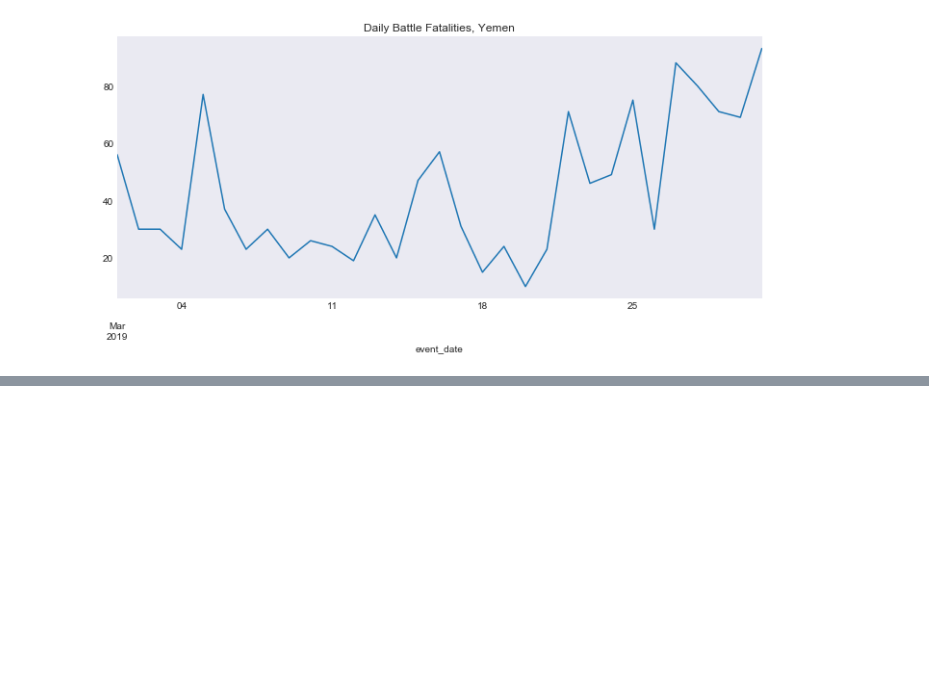
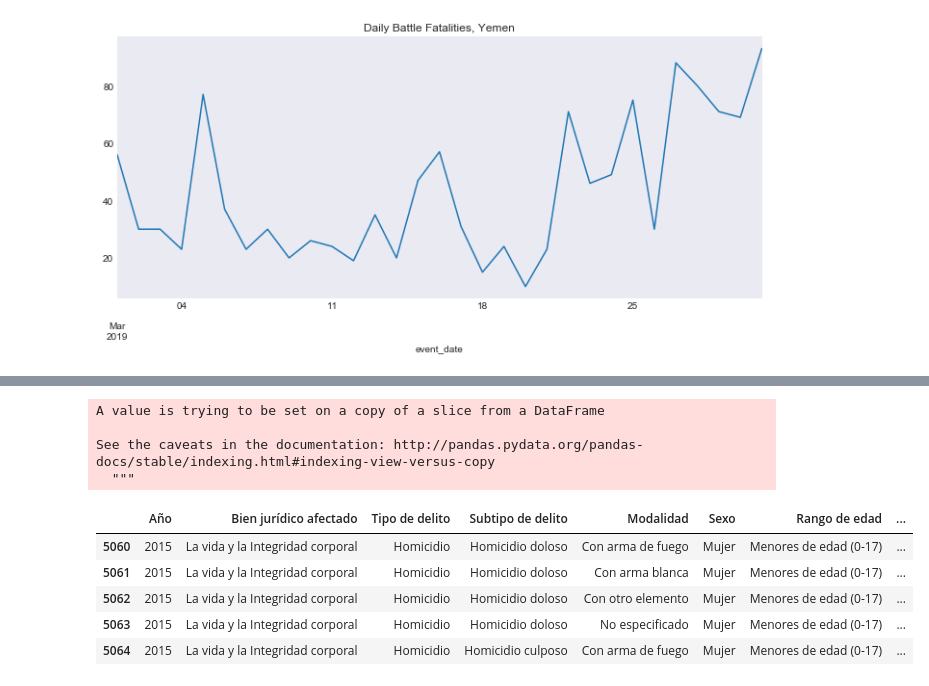
Before and after one commit to gfchallenge/gfc, a Jupyter notebook: src/notebooks/External Data Source Examples.ipynb, the cells around one changed output, grey strips where cells are left out. Drawn from its saved outputs; the diff is of its cells as text; code cells hidden in the pictures; blank space fills up the shorter version.

```diff
--- a/src/notebooks/External Data Source Examples.ipynb
+++ b/src/notebooks/External Data Source Examples.ipynb
@@ -485,0 +511,18 @@ The Mexican Government publishes crime reports
+# %%
+STATE_NAME = "Quintana Roo"
+CRIME_TYPE = "Homicidio"
+qr_df = mx_df[mx_df["Entidad"]==STATE_NAME]
+qr_homicide_df = qr_df[qr_df["Tipo de delito"]==CRIME_TYPE]
+qr_homicide_df.drop(["Clave_Ent", "Entidad"], axis=1, inplace=True)
+qr_homicide_df.head()
+# %% [output]
+A value is trying to be set on a copy of a slice from a DataFrame
+
+See the caveats in the documentation: http://pandas.pydata.org/pandas-docs/stable/indexing.html#indexing-view-versus-copy
+  """
+|  | Año | Bien jurídico afectado | Tipo de delito | Subtipo de delito | Modalidad | Sexo | Rango de edad | ... |
+| 5060 | 2015 | La vida y la Integridad corporal | Homicidio | Homicidio doloso | Con arma de fuego | Mujer | Menores de edad (0-17) | ... |
+| 5061 | 2015 | La vida y la Integridad corporal | Homicidio | Homicidio doloso | Con arma blanca | Mujer | Menores de edad (0-17) | ... |
+| 5062 | 2015 | La vida y la Integridad corporal | Homicidio | Homicidio doloso | Con otro elemento | Mujer | Menores de edad (0-17) | ... |
+| 5063 | 2015 | La vida y la Integridad corporal | Homicidio | Homicidio doloso | No especificado | Mujer | Menores de edad (0-17) | ... |
+| 5064 | 2015 | La vida y la Integridad corporal | Homicidio | Homicidio culposo | Con arma de fuego | Mujer | Menores de edad (0-17) | ... |
```
Also changed, not shown: parts of 13 cells of this notebook, 8 other files.
